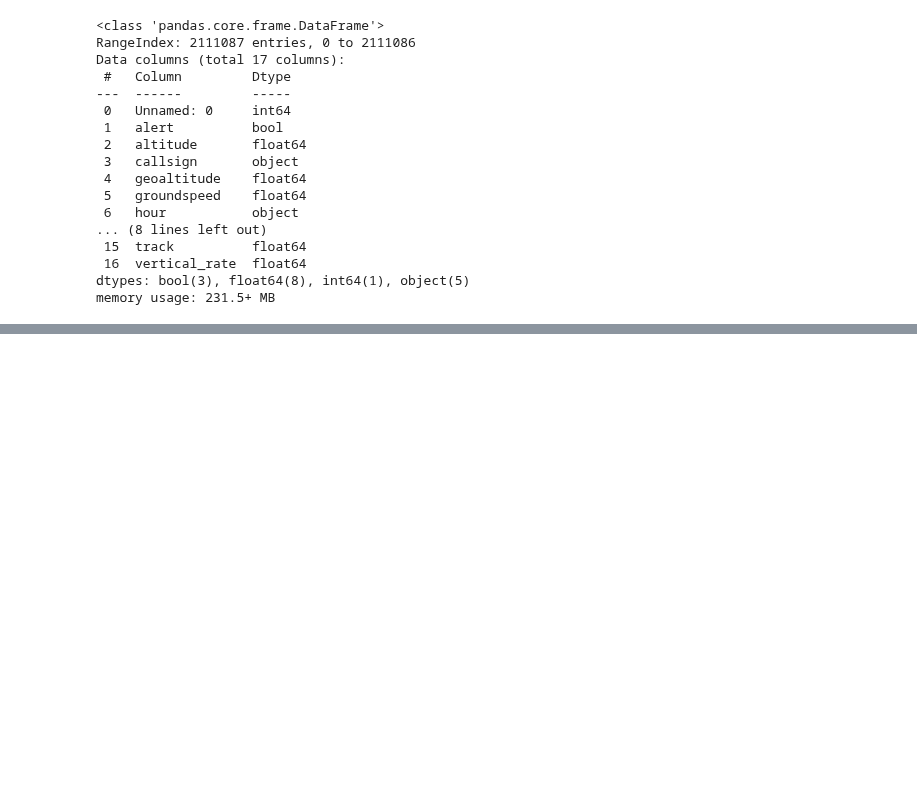
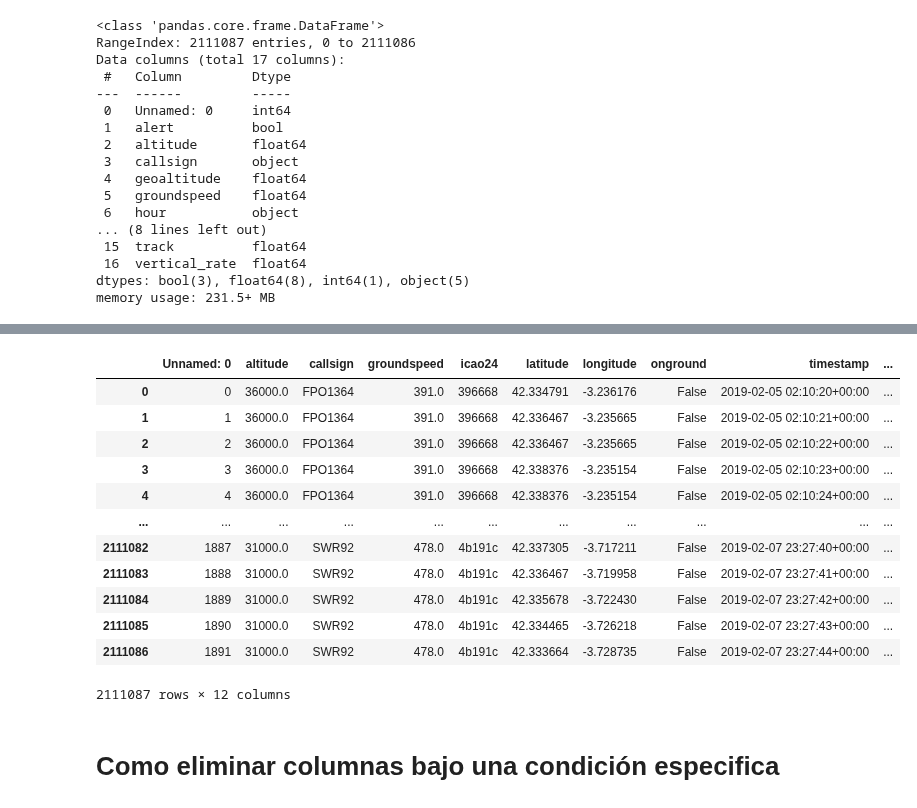
Before and after one commit to jaimebw/tfg, a Jupyter notebook: libros/filtrado_datos.ipynb, the cells around one changed output, grey strips where cells are left out. Cells and saved outputs as stored; diff of their text form; code cells hidden in the pictures; blank space fills up the shorter version.

```diff
--- a/libros/filtrado_datos.ipynb
+++ b/libros/filtrado_datos.ipynb
@@ -42,12 +43,15 @@ dtypes: bool(3), float64(8), int64(1), object(5)
 memory usage: 231.5+ MB
 # %%
 vuelos_prueba = vuelos
-# %%
-def niveldevuelo(altitud_metros):
-    try:
-        fl = altitud_metros*3.28/1000
-        return fl
-    except:
-        pass
+# %%
+def niveldevuelo(altitud_pies):
+    try:
+        fl = altitud_pies/100
+        return round(fl)
+    except:
+        pass
+def quitarcolumnas(df):
+    df.data.drop(['alert', 'geoaltitude','hour','last_position','spi','squawk'], axis=1)
+    return df
 # %%
-vuelos_prueba.data["altitude"] = vuelos_prueba.data["altitude"].apply(niveldevuelo)
+vuelos_prueba.data["FL"] = vuelos_prueba.data["altitude"].apply(niveldevuelo)
@@ -53,0 +69,20 @@ vuelos_prueba.data["altitude"] = vuelos_prueba.data["altitude"].apply(niveldevue
+# %%
+vuelos_prueba = quitarcolumnas(vuelos_prueba)
+# %%
+vuelos_prueba.data.drop(['alert', 'geoaltitude','hour','last_position','spi','squawk'], axis=1)
+# %% [output]
+|  | Unnamed: 0 | altitude | callsign | groundspeed | icao24 | latitude | longitude | onground | timestamp | ... |
+| 0 | 0 | 36000.0 | FPO1364 | 391.0 | 396668 | 42.334791 | -3.236176 | False | 2019-02-05 02:10:20+00:00 | ... |
+| 1 | 1 | 36000.0 | FPO1364 | 391.0 | 396668 | 42.336467 | -3.235665 | False | 2019-02-05 02:10:21+00:00 | ... |
+| 2 | 2 | 36000.0 | FPO1364 | 391.0 | 396668 | 42.336467 | -3.235665 | False | 2019-02-05 02:10:22+00:00 | ... |
+| 3 | 3 | 36000.0 | FPO1364 | 391.0 | 396668 | 42.338376 | -3.235154 | False | 2019-02-05 02:10:23+00:00 | ... |
+| 4 | 4 | 36000.0 | FPO1364 | 391.0 | 396668 | 42.338376 | -3.235154 | False | 2019-02-05 02:10:24+00:00 | ... |
+| ... | ... | ... | ... | ... | ... | ... | ... | ... | ... | ... |
+| 2111082 | 1887 | 31000.0 | SWR92 | 478.0 | 4b191c | 42.337305 | -3.717211 | False | 2019-02-07 23:27:40+00:00 | ... |
+| 2111083 | 1888 | 31000.0 | SWR92 | 478.0 | 4b191c | 42.336467 | -3.719958 | False | 2019-02-07 23:27:41+00:00 | ... |
+| 2111084 | 1889 | 31000.0 | SWR92 | 478.0 | 4b191c | 42.335678 | -3.722430 | False | 2019-02-07 23:27:42+00:00 | ... |
+| 2111085 | 1890 | 31000.0 | SWR92 | 478.0 | 4b191c | 42.334465 | -3.726218 | False | 2019-02-07 23:27:43+00:00 | ... |
+| 2111086 | 1891 | 31000.0 | SWR92 | 478.0 | 4b191c | 42.333664 | -3.728735 | False | 2019-02-07 23:27:44+00:00 | ... |
+2111087 rows × 12 columns
+# %% [markdown]
+# Como eliminar columnas bajo una condición especifica
```
Also changed, not shown: parts of 8 cells of this notebook.
